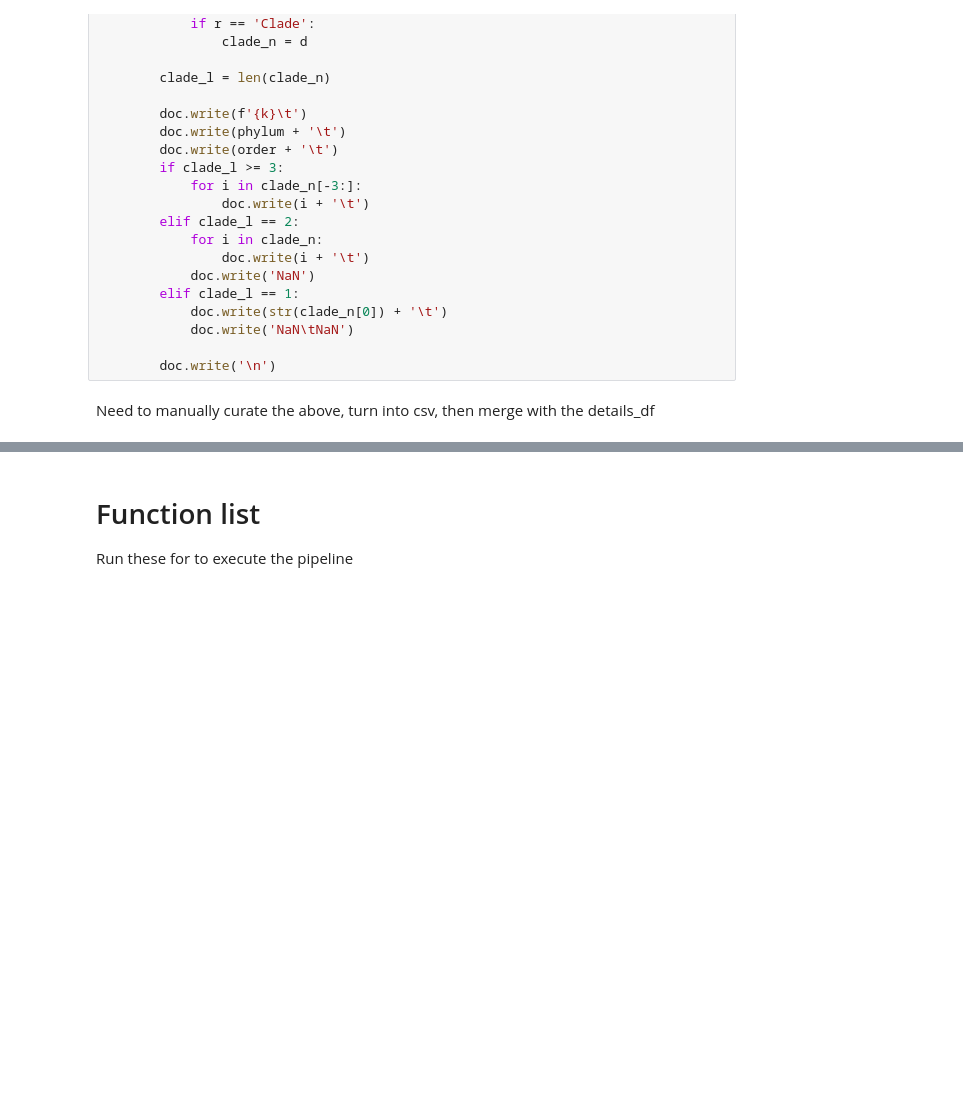
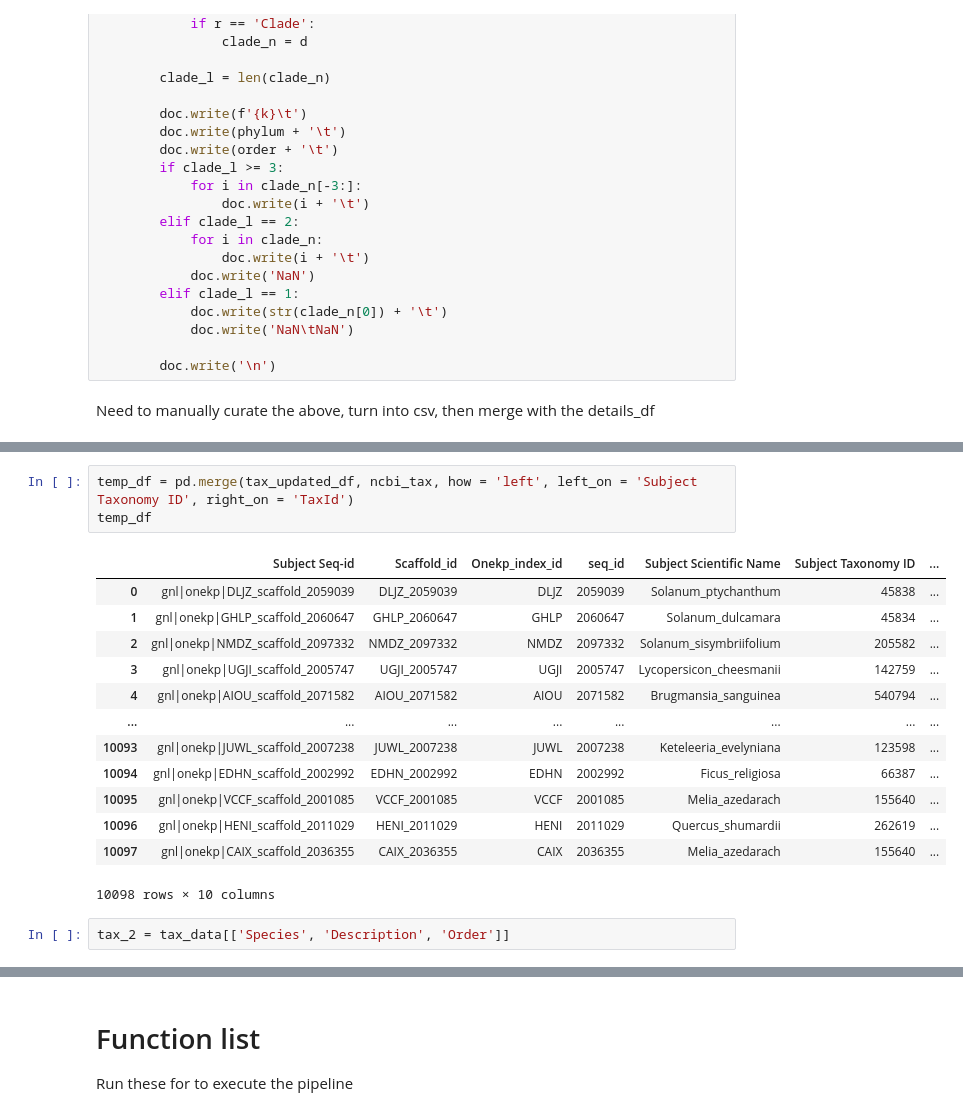
Before and after one commit to mattmorts-sci/PR, a Jupyter notebook: PR_pipline.ipynb, the cells around one changed output, grey strips where cells are left out. Saved outputs shown, nothing was run; the diff lists cells and outputs as text; blank space fills up the shorter version.

```diff
--- a/PR_pipline.ipynb
+++ b/PR_pipline.ipynb
@@ -351,0 +403,19 @@ details_df['Subject Scientific Name'] = details_df['Subject Scientific Name'].st
+# %%
+temp_df = pd.merge(tax_updated_df, ncbi_tax, how = 'left', left_on = 'Subject Taxonomy ID', right_on = 'TaxId')
+temp_df
+# %% [output]
+|  | Subject Seq-id | Scaffold_id | Onekp_index_id | seq_id | Subject Scientific Name | Subject Taxonomy ID | ... |
+| 0 | gnl|onekp|DLJZ_scaffold_2059039 | DLJZ_2059039 | DLJZ | 2059039 | Solanum_ptychanthum | 45838 | ... |
+| 1 | gnl|onekp|GHLP_scaffold_2060647 | GHLP_2060647 | GHLP | 2060647 | Solanum_dulcamara | 45834 | ... |
+| 2 | gnl|onekp|NMDZ_scaffold_2097332 | NMDZ_2097332 | NMDZ | 2097332 | Solanum_sisymbriifolium | 205582 | ... |
+| 3 | gnl|onekp|UGJI_scaffold_2005747 | UGJI_2005747 | UGJI | 2005747 | Lycopersicon_cheesmanii | 142759 | ... |
+| 4 | gnl|onekp|AIOU_scaffold_2071582 | AIOU_2071582 | AIOU | 2071582 | Brugmansia_sanguinea | 540794 | ... |
+| ... | ... | ... | ... | ... | ... | ... | ... |
+| 10093 | gnl|onekp|JUWL_scaffold_2007238 | JUWL_2007238 | JUWL | 2007238 | Keteleeria_evelyniana | 123598 | ... |
+| 10094 | gnl|onekp|EDHN_scaffold_2002992 | EDHN_2002992 | EDHN | 2002992 | Ficus_religiosa | 66387 | ... |
+| 10095 | gnl|onekp|VCCF_scaffold_2001085 | VCCF_2001085 | VCCF | 2001085 | Melia_azedarach | 155640 | ... |
+| 10096 | gnl|onekp|HENI_scaffold_2011029 | HENI_2011029 | HENI | 2011029 | Quercus_shumardii | 262619 | ... |
+| 10097 | gnl|onekp|CAIX_scaffold_2036355 | CAIX_2036355 | CAIX | 2036355 | Melia_azedarach | 155640 | ... |
+10098 rows × 10 columns
+# %%
+tax_2 = tax_data[['Species', 'Description', 'Order']]
```
Also changed, not shown: parts of 23 cells of this notebook, 4 other files.
